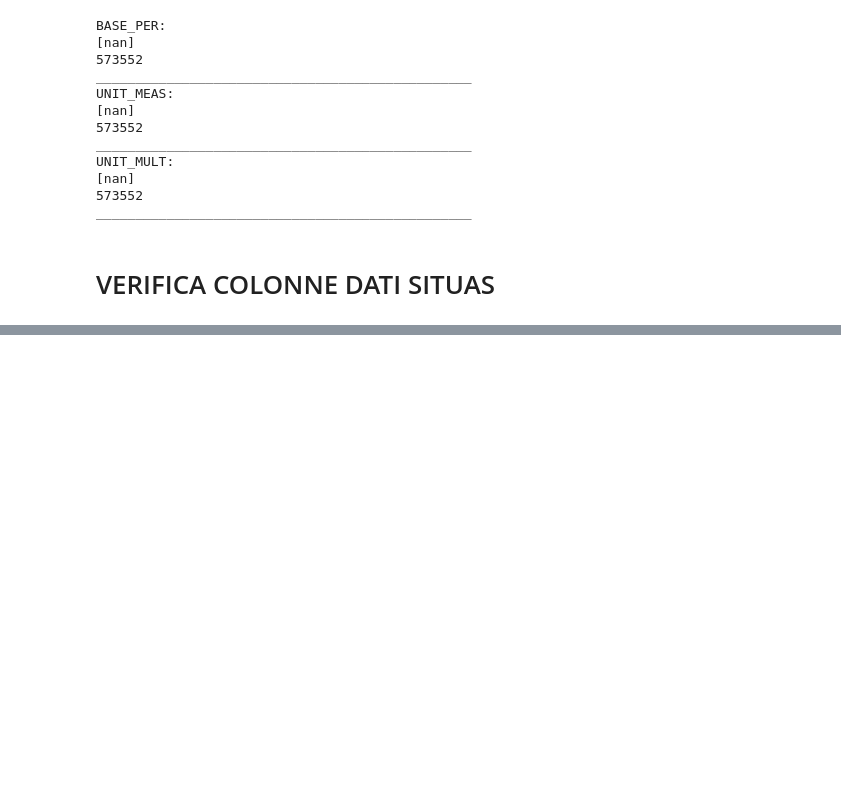
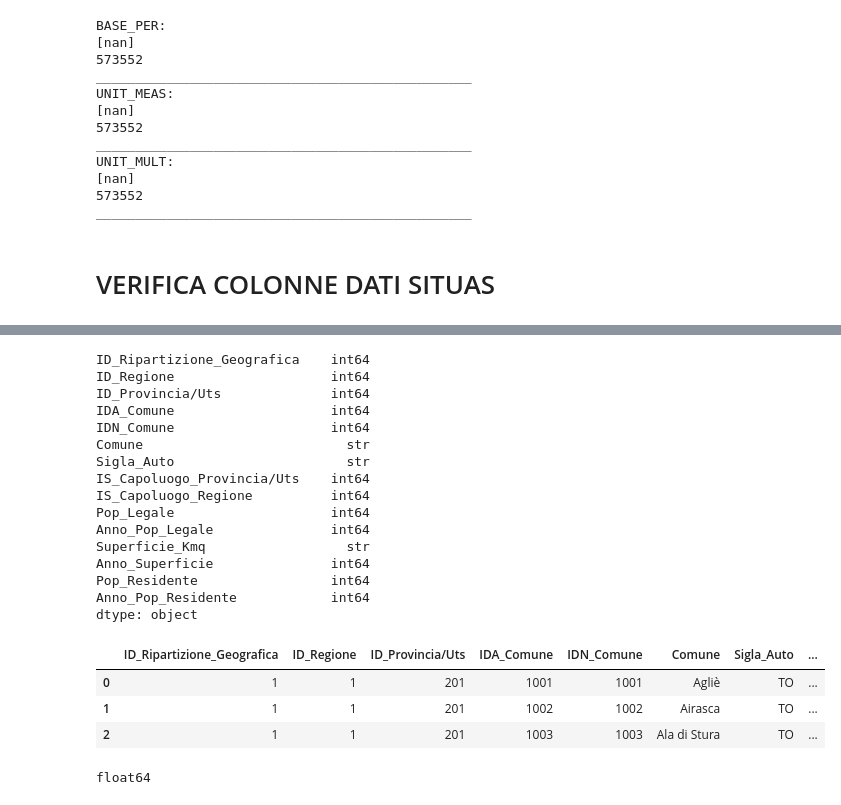
Before and after one commit to creamzztop/Boolean_Repo_LB, a Jupyter notebook: notebook/Notebook - Verifica dei dati.ipynb, the cells around one changed output, grey strips where cells are left out. Drawn from its saved outputs; the diff is of its cells as text; code cells hidden in the pictures; blank space fills up the shorter version.

```diff
--- a/notebook/Notebook - Verifica dei dati.ipynb
+++ b/notebook/Notebook - Verifica dei dati.ipynb
@@ -232,3 +232,4 @@ ________________________________________________
 # VERIFICA COLONNE DATI SITUAS
 # %%
 df_2024 = pd.read_csv("../raw_data/comuni_2024-12-31.csv", sep=";")
+df_2026 = pd.read_csv("../raw_data/comuni_2026-06-21.csv", sep=";")
@@ -255,0 +294,4 @@ dtype: object
+# %%
+df_comuni_2426 = df_2024.merge(df_2026, how="inner", on="Codice Comune (numerico)").reset_index(drop=True)
+
+print("Comuni presenti sia nel 2024 che nel 2026: ", len(df_comuni_2426))
@@ -255,0 +359,48 @@ dtype: object
+# %%
+df_2426_clean.columns = [
+    "ID_Ripartizione_Geografica",
+    "ID_Regione",
+    "ID_Provincia/Uts",
+    "IDA_Comune",
+    "IDN_Comune",
+    "Comune",
+    "Sigla_Auto",
+    "IS_Capoluogo_Provincia/Uts",
+    "IS_Capoluogo_Regione",
+    "Pop_Legale",
+    "Anno_Pop_Legale",
+    "Superficie_Kmq",
+    "Anno_Superficie",
+    "Pop_Residente",
+    "Anno_Pop_Residente"
+]
+
+print(df_2426_clean.dtypes)
+df_2426_clean.head(3)
+# %% [output]
+ID_Ripartizione_Geografica    int64
+ID_Regione                    int64
+ID_Provincia/Uts              int64
+IDA_Comune                    int64
+IDN_Comune                    int64
+Comune                          str
+Sigla_Auto                      str
+IS_Capoluogo_Provincia/Uts    int64
+IS_Capoluogo_Regione          int64
+Pop_Legale                    int64
+Anno_Pop_Legale               int64
+Superficie_Kmq                  str
+Anno_Superficie               int64
+Pop_Residente                 int64
+Anno_Pop_Residente            int64
+dtype: object
+|  | ID_Ripartizione_Geografica | ID_Regione | ID_Provincia/Uts | IDA_Comune | IDN_Comune | Comune | Sigla_Auto | ... |
+| 0 | 1 | 1 | 201 | 1001 | 1001 | Agliè | TO | ... |
+| 1 | 1 | 1 | 201 | 1002 | 1002 | Airasca | TO | ... |
+| 2 | 1 | 1 | 201 | 1003 | 1003 | Ala di Stura | TO | ... |
+# %%
+df_2426_clean["Superficie_Kmq"] = df_2426_clean["Superficie_Kmq"].astype(str).str.replace(".", "", regex=False)
+df_2426_clean["Superficie_Kmq"] = df_2426_clean["Superficie_Kmq"].astype(str).str.replace(",", ".", regex=False).astype(float)
+print(df_2426_clean["Superficie_Kmq"].dtypes)
+# %% [output]
+float64
```
Also changed, not shown: parts of 14 cells of this notebook.
